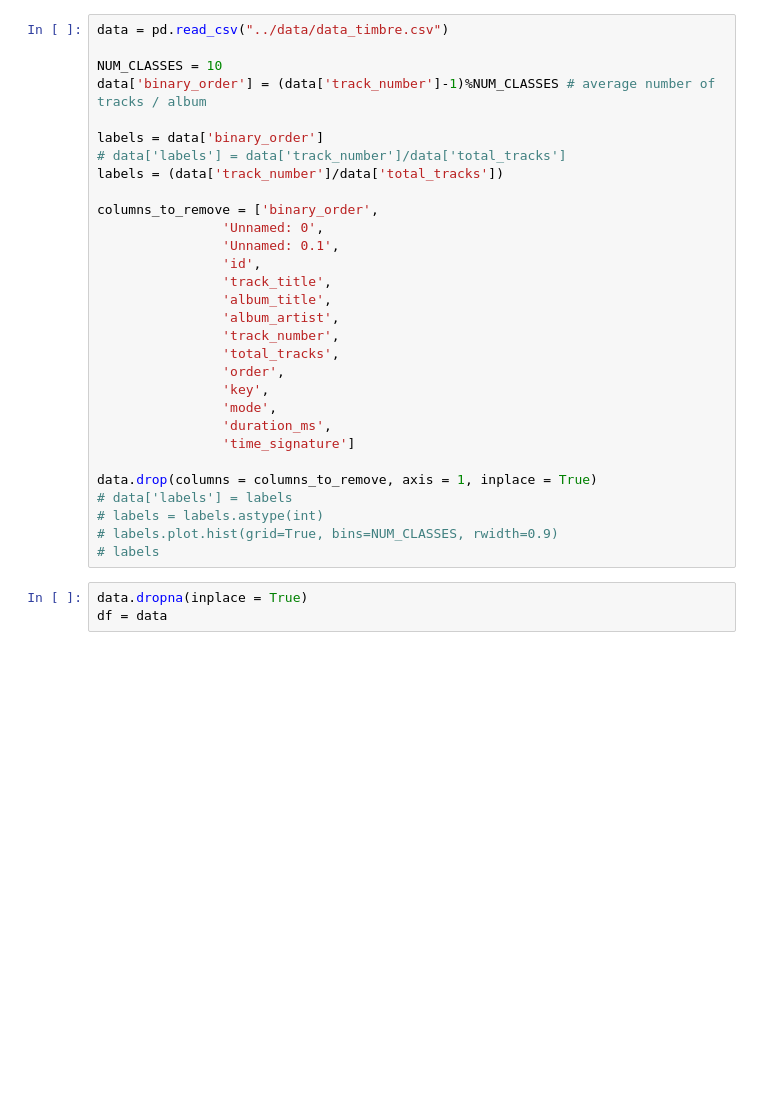
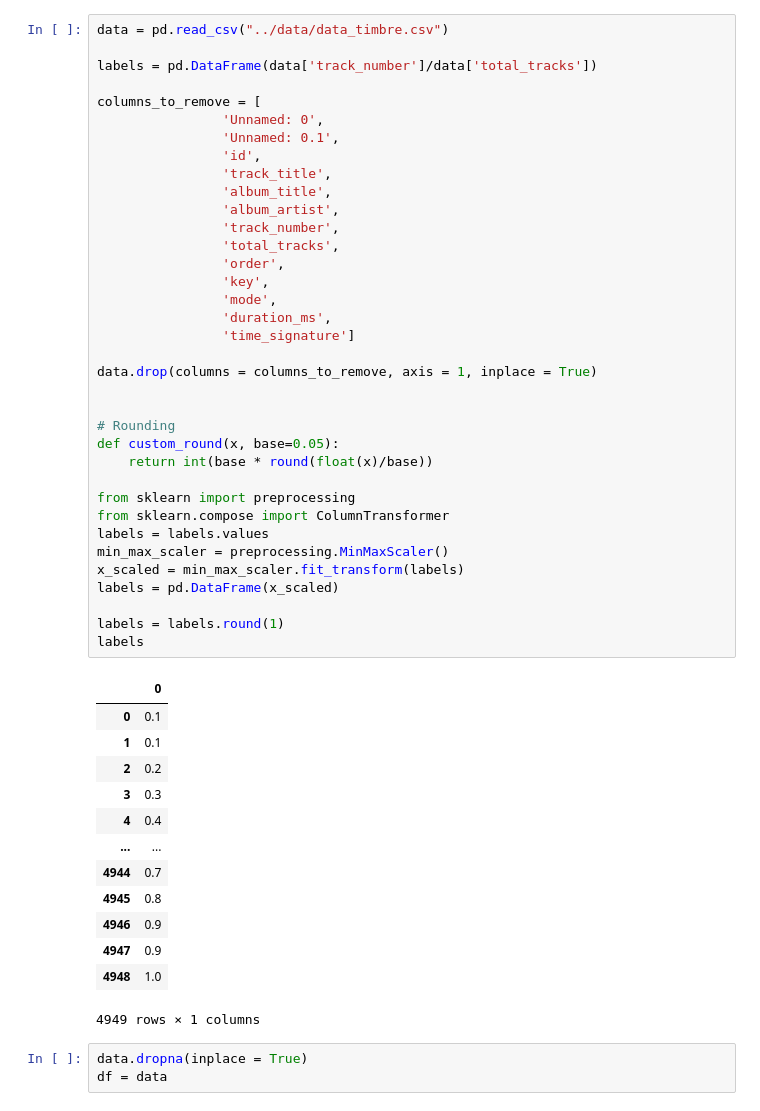
Before and after one commit to crispianm/SpotifySmartSort, a Jupyter notebook: regression/regression.ipynb, the cells around one changed output. Saved outputs shown, nothing was run; the diff lists cells and outputs as text; blank space fills up the shorter version.

```diff
--- a/regression/regression.ipynb
+++ b/regression/regression.ipynb
@@ -18,33 +20,53 @@ plt.rcParams['figure.figsize'] = (20, 10) # plot size
 # %%
 data = pd.read_csv("../data/data_timbre.csv")
 
-NUM_CLASSES = 10
-data['binary_order'] = (data['track_number']-1)%NUM_CLASSES # average number of tracks / album
+labels = pd.DataFrame(data['track_number']/data['total_tracks'])
 
-labels = data['binary_order']
-# data['labels'] = data['track_number']/data['total_tracks']
-labels = (data['track_number']/data['total_tracks'])
-
-columns_to_remove = ['binary_order',
+columns_to_remove = [
                 'Unnamed: 0',
                 'Unnamed: 0.1',
                 'id',
                 'track_title',
                 'album_title',
                 'album_artist',
                 'track_number',
                 'total_tracks',
                 'order',
                 'key',
                 'mode',
                 'duration_ms',
                 'time_signature']
 
 data.drop(columns = columns_to_remove, axis = 1, inplace = True)
-# data['labels'] = labels
-# labels = labels.astype(int)
-# labels.plot.hist(grid=True, bins=NUM_CLASSES, rwidth=0.9)
-# labels
+
+
+# Rounding
+def custom_round(x, base=0.05):
+    return int(base * round(float(x)/base))
+
+from sklearn import preprocessing
+from sklearn.compose import ColumnTransformer
+labels = labels.values
+min_max_scaler = preprocessing.MinMaxScaler()
+x_scaled = min_max_scaler.fit_transform(labels)
+labels = pd.DataFrame(x_scaled)
+
+labels = labels.round(1)
+labels
+# %% [output]
+|  | 0 |
+| 0 | 0.1 |
+| 1 | 0.1 |
+| 2 | 0.2 |
+| 3 | 0.3 |
+| 4 | 0.4 |
+| ... | ... |
+| 4944 | 0.7 |
+| 4945 | 0.8 |
+| 4946 | 0.9 |
+| 4947 | 0.9 |
+| 4948 | 1.0 |
+4949 rows × 1 columns
 # %%
 data.dropna(inplace = True)
 df = data
```
Also changed, not shown: parts of 11 cells of this notebook, 10 other files.
